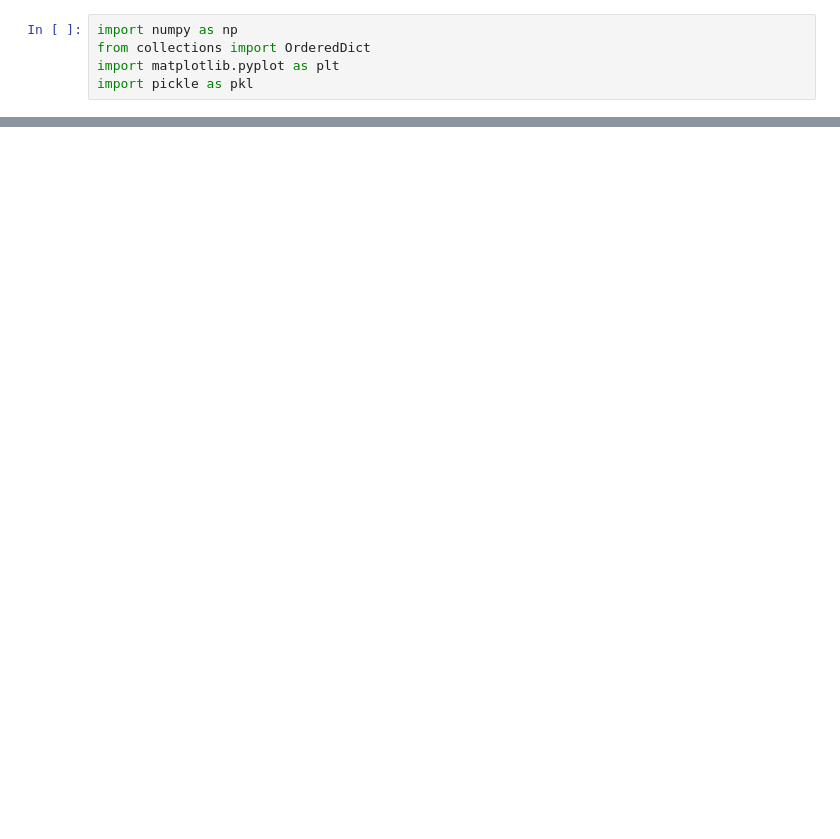
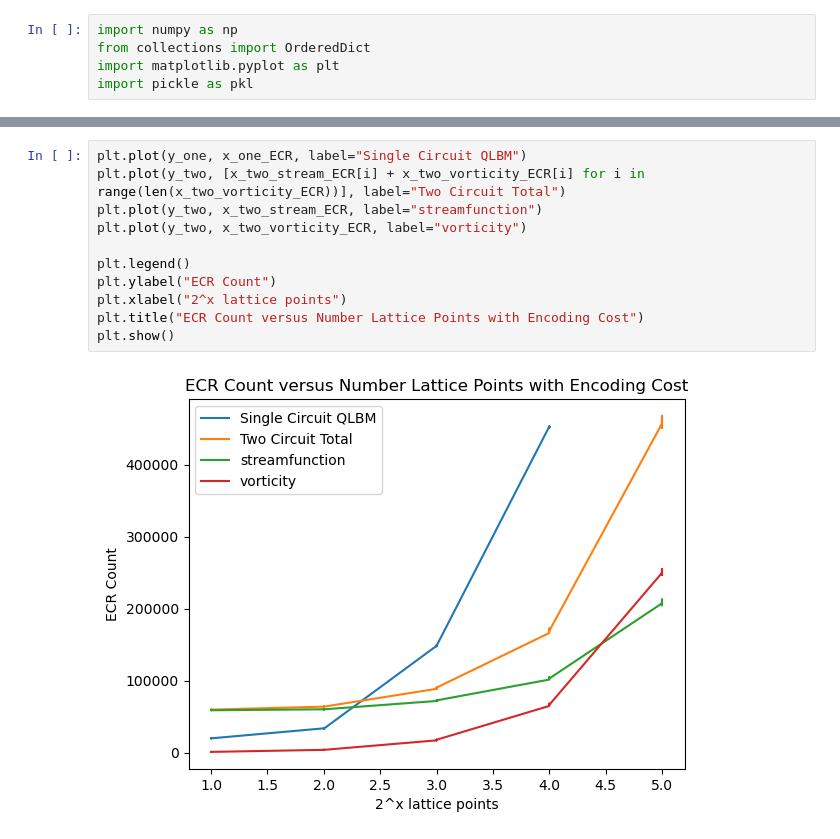
Before and after one commit to comp-physics/QLBM-frugal, a Jupyter notebook: parallelization_analysis/data/analysis.ipynb, the cells around one changed output, grey strips where cells are left out. Cells and saved outputs as stored; diff of their text form; blank space fills up the shorter version.

```diff
--- a/parallelization_analysis/data/analysis.ipynb
+++ b/parallelization_analysis/data/analysis.ipynb
@@ -38,0 +96,13 @@ y_one = []
+# %%
+plt.plot(y_one, x_one_ECR, label="Single Circuit QLBM")
+plt.plot(y_two, [x_two_stream_ECR[i] + x_two_vorticity_ECR[i] for i in range(len(x_two_vorticity_ECR))], label="Two Circuit Total")
+plt.plot(y_two, x_two_stream_ECR, label="streamfunction")
+plt.plot(y_two, x_two_vorticity_ECR, label="vorticity")
+
+plt.legend()
+plt.ylabel("ECR Count")
+plt.xlabel("2^x lattice points")
+plt.title("ECR Count versus Number Lattice Points with Encoding Cost")
+plt.show()
+# %% [output]
+[figure, added]
```
Also changed, not shown: parts of 6 cells of this notebook, 3 other files.
